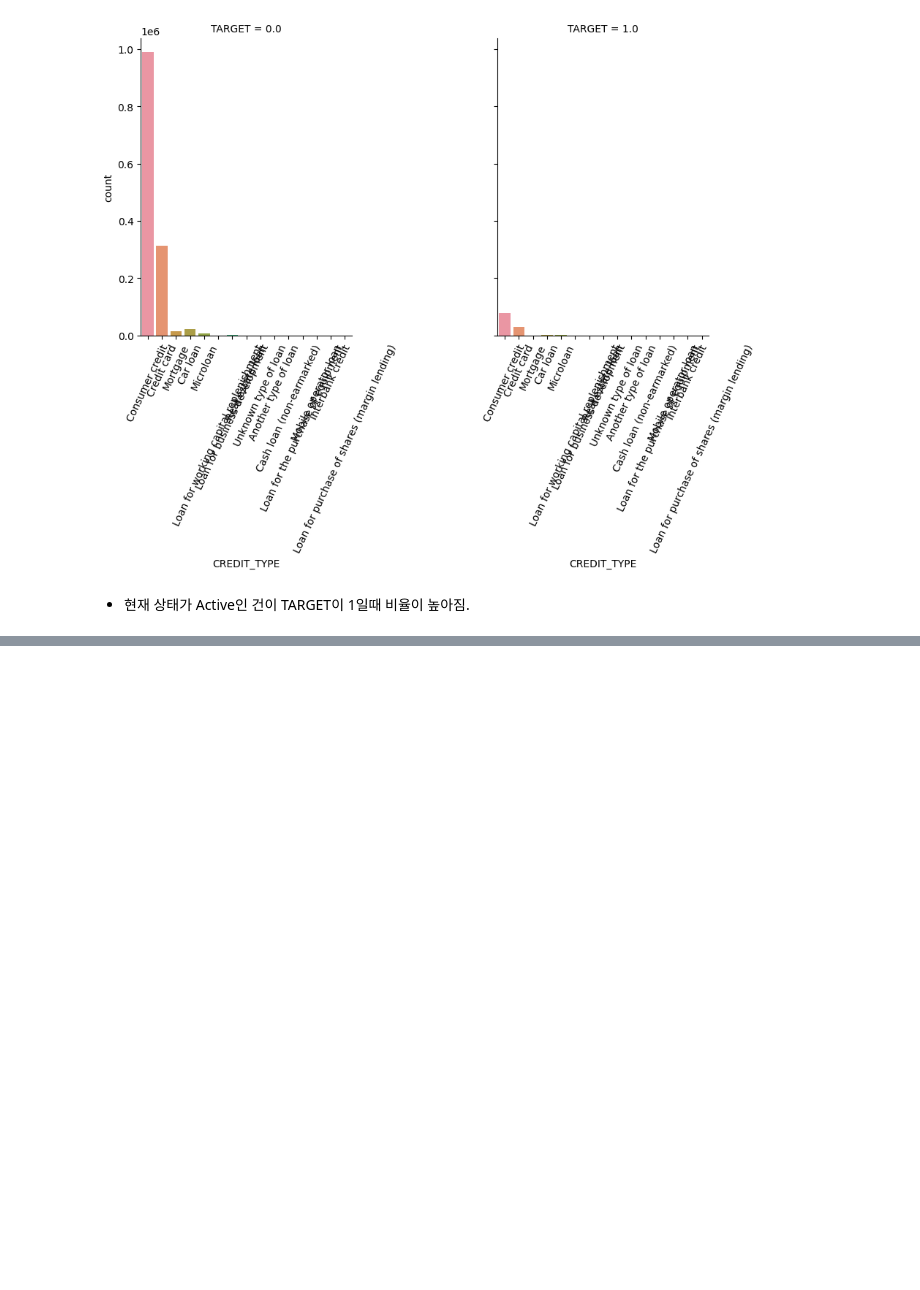
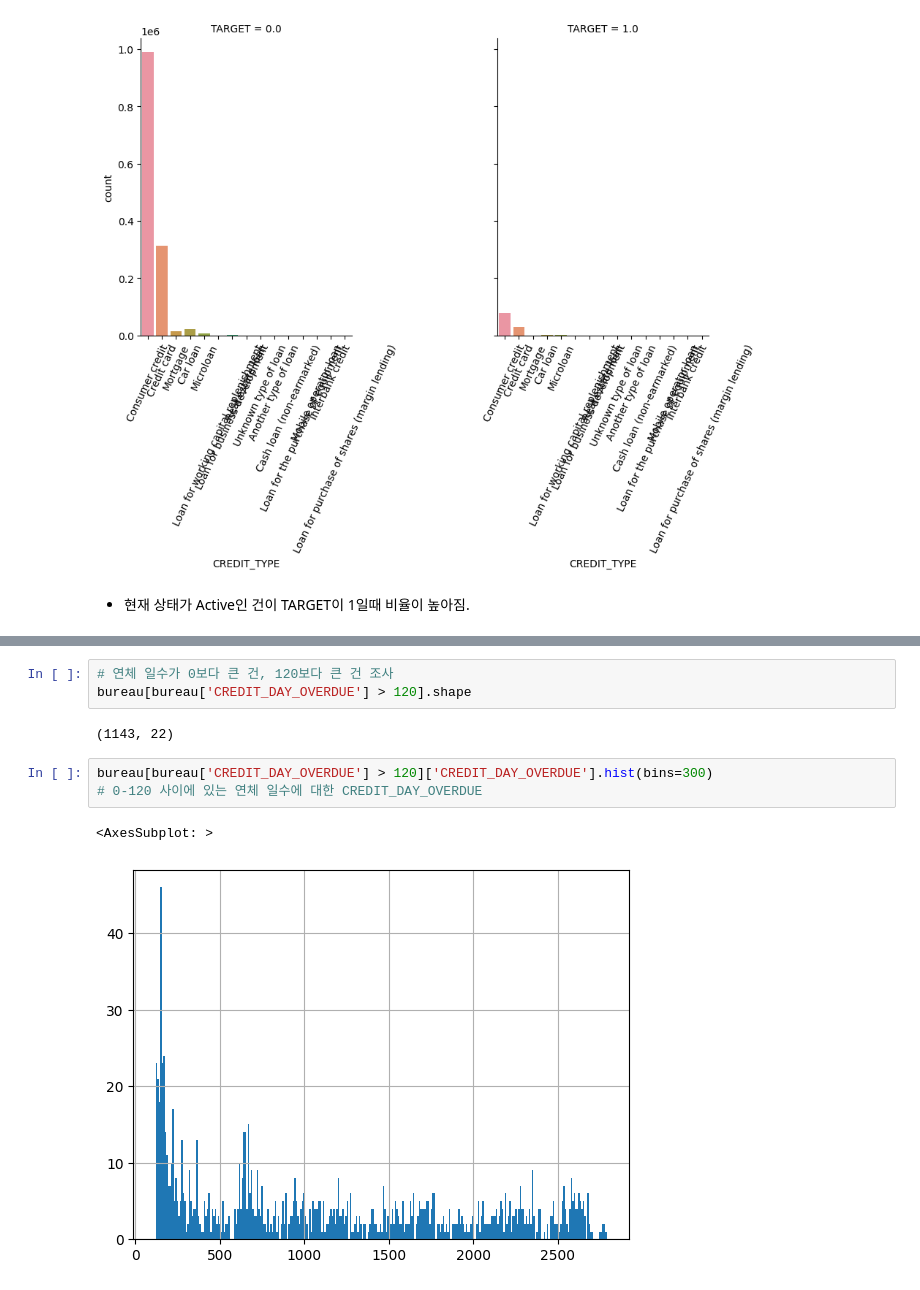
Before and after one commit to minglet/ML_study, a Jupyter notebook: advanced_kaggle/bureau_baseline_01.ipynb, the cells around one changed output, grey strips where cells are left out. Cells and saved outputs as stored; diff of their text form; blank space fills up the shorter version.

```diff
--- a/advanced_kaggle/bureau_baseline_01.ipynb
+++ b/advanced_kaggle/bureau_baseline_01.ipynb
@@ -301,0 +356,11 @@ show_category_by_target(bureau_app, object_columns)
+# %%
+# 연체 일수가 0보다 큰 건, 120보다 큰 건 조사
+bureau[bureau['CREDIT_DAY_OVERDUE'] > 120].shape
+# %% [output]
+(1143, 22)
+# %%
+bureau[bureau['CREDIT_DAY_OVERDUE'] > 120]['CREDIT_DAY_OVERDUE'].hist(bins=300)
+# 0-120 사이에 있는 연체 일수에 대한 CREDIT_DAY_OVERDUE
+# %% [output]
+<AxesSubplot: >
+[figure, added]
```
Also changed, not shown: parts of 40 cells of this notebook.
